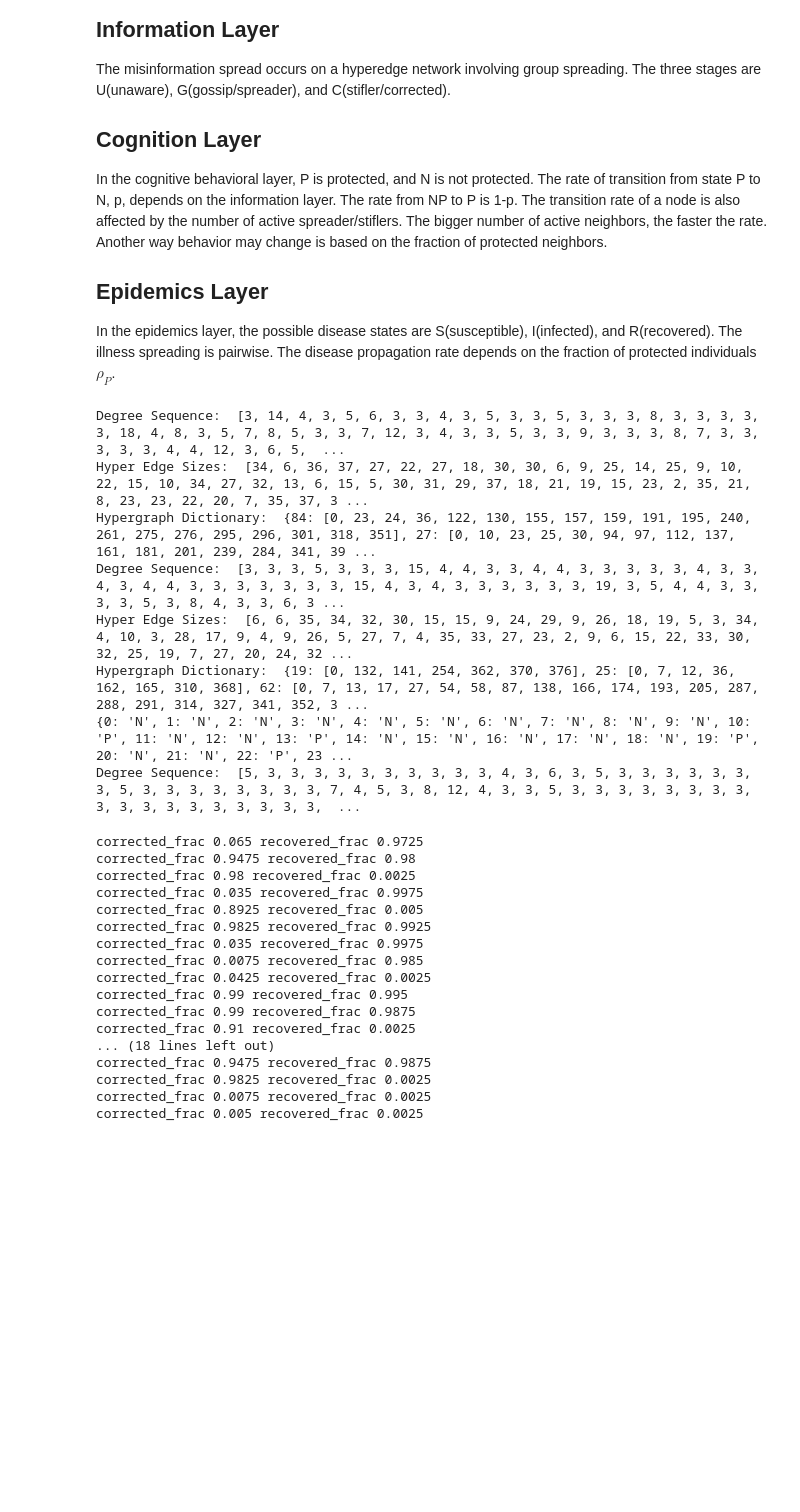
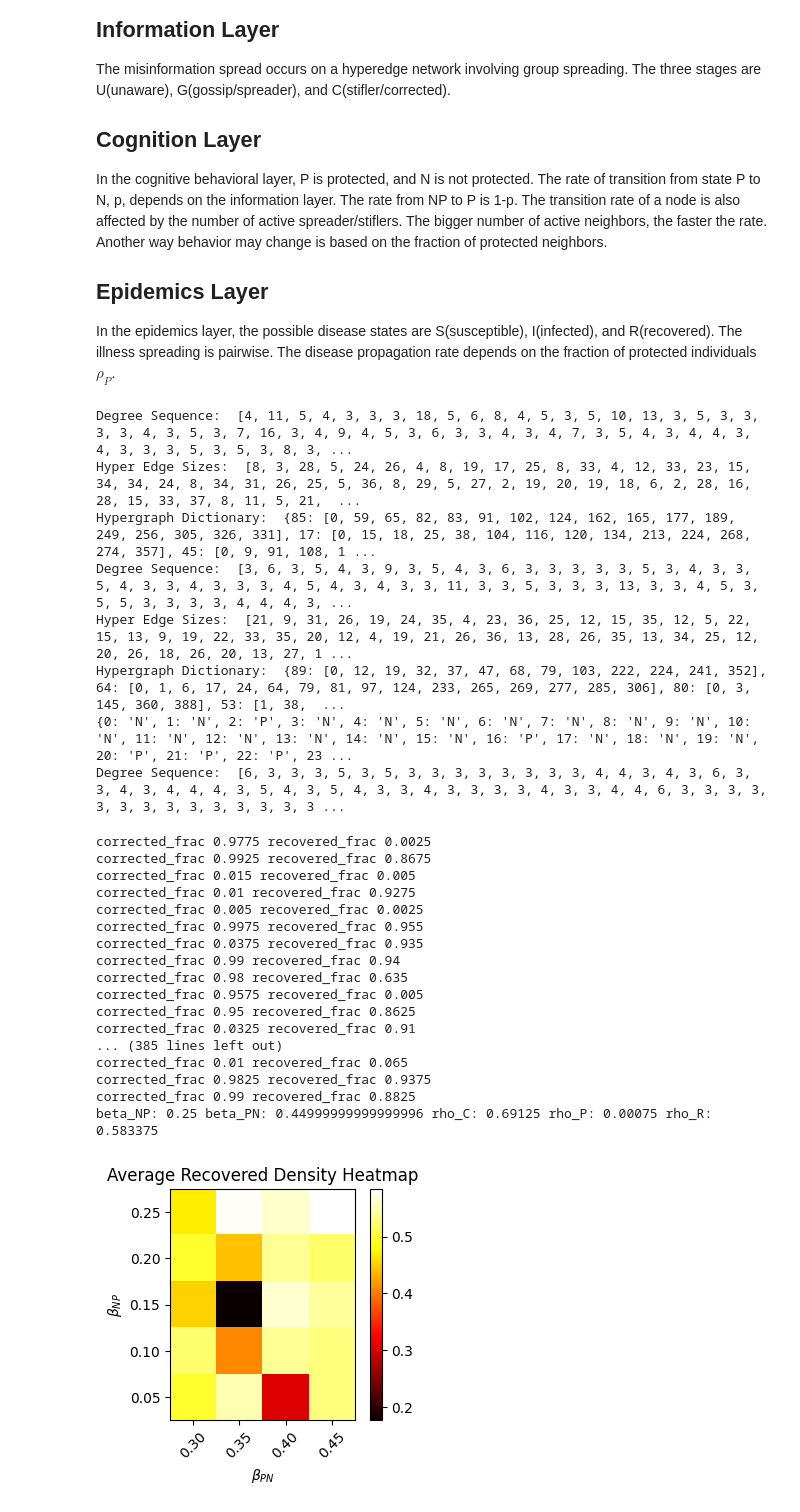
Before and after one commit to Nancy-Shi/Complex_Networks, a Jupyter notebook: 3_Layer_Coupling_080423.ipynb, the cells around one changed output. Drawn from its saved outputs; the diff is of its cells as text; code cells hidden in the pictures; blank space fills up the shorter version.

```diff
--- a/3_Layer_Coupling_080423.ipynb
+++ b/3_Layer_Coupling_080423.ipynb
@@ -340,7 +340,7 @@ def ICE_model(inw, ldeg_i, ltre, cnw, ldeg_c, lprot, enw, ldeg_e, lam, alp, zeta
                         rumor_hyper_edge = np.random.choice(list(inw.edges()))
                         neighbors = inw[rumor_hyper_edge]
                     """
-                    MAX_ITERATIONS = 5  # Set a reasonable limit based on your specific case
+                    MAX_ITERATIONS = 10 # Set a reasonable limit based on your specific case
                     iterations = 0
                     while gossip_node not in neighbors:
                         if iterations > MAX_ITERATIONS:
@@ -518,7 +518,7 @@ kmin_c = 3  # Minimum degree
 num_hyper_edges_c = 100  # Desired number of hyper edges
 ldeg_c, hyperedge_dict_c = build_hypergraph(n, gamma_c, kmin_c, num_hyper_edges_c)
 cnw = hnx.Hypergraph(hyperedge_dict_c)
-frac_prot = 0.2
+frac_prot = 0.1
 lprot = assign_protection(cnw, frac_prot)
 
 # Epidemic Layer
@@ -528,14 +528,14 @@ ldeg_e = generate_degree_sequence(n, gamma_e, kmin_e)
 print("Degree Sequence: ", ldeg_e)
 enw = nx.configuration_model(ldeg_e)
 # %% [output]
-Degree Sequence:  [3, 14, 4, 3, 5, 6, 3, 3, 4, 3, 5, 3, 3, 5, 3, 3, 3, 8, 3, 3, 3, 3, 3, 18, 4, 8, 3, 5, 7, 8, 5, 3, 3, 7, 12, 3, 4, 3, 3, 5, 3, 3, 9, 3, 3, 3, 8, 7, 3, 3, 3, 3, 3, 4, 4, 12, 3, 6, 5,  ...
-Hyper Edge Sizes:  [34, 6, 36, 37, 27, 22, 27, 18, 30, 30, 6, 9, 25, 14, 25, 9, 10, 22, 15, 10, 34, 27, 32, 13, 6, 15, 5, 30, 31, 29, 37, 18, 21, 19, 15, 23, 2, 35, 21, 8, 23, 23, 22, 20, 7, 35, 37, 3 ...
-Hypergraph Dictionary:  {84: [0, 23, 24, 36, 122, 130, 155, 157, 159, 191, 195, 240, 261, 275, 276, 295, 296, 301, 318, 351], 27: [0, 10, 23, 25, 30, 94, 97, 112, 137, 161, 181, 201, 239, 284, 341, 39 ...
-Degree Sequence:  [3, 3, 3, 5, 3, 3, 3, 15, 4, 4, 3, 3, 4, 4, 3, 3, 3, 3, 3, 4, 3, 3, 4, 3, 4, 4, 3, 3, 3, 3, 3, 3, 3, 15, 4, 3, 4, 3, 3, 3, 3, 3, 3, 19, 3, 5, 4, 4, 3, 3, 3, 3, 5, 3, 8, 4, 3, 3, 6, 3 ...
-Hyper Edge Sizes:  [6, 6, 35, 34, 32, 30, 15, 15, 9, 24, 29, 9, 26, 18, 19, 5, 3, 34, 4, 10, 3, 28, 17, 9, 4, 9, 26, 5, 27, 7, 4, 35, 33, 27, 23, 2, 9, 6, 15, 22, 33, 30, 32, 25, 19, 7, 27, 20, 24, 32 ...
-Hypergraph Dictionary:  {19: [0, 132, 141, 254, 362, 370, 376], 25: [0, 7, 12, 36, 162, 165, 310, 368], 62: [0, 7, 13, 17, 27, 54, 58, 87, 138, 166, 174, 193, 205, 287, 288, 291, 314, 327, 341, 352, 3 ...
-{0: 'N', 1: 'N', 2: 'N', 3: 'N', 4: 'N', 5: 'N', 6: 'N', 7: 'N', 8: 'N', 9: 'N', 10: 'P', 11: 'N', 12: 'N', 13: 'P', 14: 'N', 15: 'N', 16: 'N', 17: 'N', 18: 'N', 19: 'P', 20: 'N', 21: 'N', 22: 'P', 23 ...
-Degree Sequence:  [5, 3, 3, 3, 3, 3, 3, 3, 3, 3, 3, 4, 3, 6, 3, 5, 3, 3, 3, 3, 3, 3, 3, 5, 3, 3, 3, 3, 3, 3, 3, 3, 7, 4, 5, 3, 8, 12, 4, 3, 3, 5, 3, 3, 3, 3, 3, 3, 3, 3, 3, 3, 3, 3, 3, 3, 3, 3, 3, 3,  ...
+Degree Sequence:  [4, 11, 5, 4, 3, 3, 3, 18, 5, 6, 8, 4, 5, 3, 5, 10, 13, 3, 5, 3, 3, 3, 3, 4, 3, 5, 3, 7, 16, 3, 4, 9, 4, 5, 3, 6, 3, 3, 4, 3, 4, 7, 3, 5, 4, 3, 4, 4, 3, 4, 3, 3, 3, 5, 3, 5, 3, 8, 3, ...
+Hyper Edge Sizes:  [8, 3, 28, 5, 24, 26, 4, 8, 19, 17, 25, 8, 33, 4, 12, 33, 23, 15, 34, 34, 24, 8, 34, 31, 26, 25, 5, 36, 8, 29, 5, 27, 2, 19, 20, 19, 18, 6, 2, 28, 16, 28, 15, 33, 37, 8, 11, 5, 21,  ...
+Hypergraph Dictionary:  {85: [0, 59, 65, 82, 83, 91, 102, 124, 162, 165, 177, 189, 249, 256, 305, 326, 331], 17: [0, 15, 18, 25, 38, 104, 116, 120, 134, 213, 224, 268, 274, 357], 45: [0, 9, 91, 108, 1 ...
+Degree Sequence:  [3, 6, 3, 5, 4, 3, 9, 3, 5, 4, 3, 6, 3, 3, 3, 3, 3, 5, 3, 4, 3, 3, 5, 4, 3, 3, 4, 3, 3, 3, 4, 5, 4, 3, 4, 3, 3, 11, 3, 3, 5, 3, 3, 3, 13, 3, 3, 4, 5, 3, 5, 5, 3, 3, 3, 3, 4, 4, 4, 3, ...
+Hyper Edge Sizes:  [21, 9, 31, 26, 19, 24, 35, 4, 23, 36, 25, 12, 15, 35, 12, 5, 22, 15, 13, 9, 19, 22, 33, 35, 20, 12, 4, 19, 21, 26, 36, 13, 28, 26, 35, 13, 34, 25, 12, 20, 26, 18, 26, 20, 13, 27, 1 ...
+Hypergraph Dictionary:  {89: [0, 12, 19, 32, 37, 47, 68, 79, 103, 222, 224, 241, 352], 64: [0, 1, 6, 17, 24, 64, 79, 81, 97, 124, 233, 265, 269, 277, 285, 306], 80: [0, 3, 145, 360, 388], 53: [1, 38,  ...
+{0: 'N', 1: 'N', 2: 'P', 3: 'N', 4: 'N', 5: 'N', 6: 'N', 7: 'N', 8: 'N', 9: 'N', 10: 'N', 11: 'N', 12: 'N', 13: 'N', 14: 'N', 15: 'N', 16: 'P', 17: 'N', 18: 'N', 19: 'N', 20: 'P', 21: 'P', 22: 'P', 23 ...
+Degree Sequence:  [6, 3, 3, 3, 5, 3, 5, 3, 3, 3, 3, 3, 3, 3, 3, 4, 4, 3, 4, 3, 6, 3, 3, 4, 3, 4, 4, 4, 3, 5, 4, 3, 5, 4, 3, 3, 4, 3, 3, 3, 3, 4, 3, 3, 4, 4, 6, 3, 3, 3, 3, 3, 3, 3, 3, 3, 3, 3, 3, 3, 3 ...
 # %%
 lam = 0.1
 alp = 1
@@ -546,7 +546,7 @@ zeta_4 = 0.05
 beta_PP = 0.025
 beta_NN = 0.5
 mu = 1
-n_sample = 30
+n_sample = 20
 
 # Set the SN-IP and SP-IN disease spreading rates
 beta_NP_values = np.arange(0.05, 0.3, 0.05)
@@ -566,52 +566,54 @@ for i, beta_NP in enumerate(beta_NP_values):
         results_rho_R[i, j] = avg_rho_R
         print("beta_NP:", beta_NP,"beta_PN:", beta_PN, "rho_C:", avg_rho_C, "rho_P:", avg_rho_P, "rho_R:", avg_rho_R)
 # %% [output]
-corrected_frac 0.065 recovered_frac 0.9725
-corrected_frac 0.9475 recovered_frac 0.98
-corrected_frac 0.98 recovered_frac 0.0025
-corrected_frac 0.035 recovered_frac 0.9975
-corrected_frac 0.8925 recovered_frac 0.005
-corrected_frac 0.9825 recovered_frac 0.9925
-corrected_frac 0.035 recovered_frac 0.9975
-corrected_frac 0.0075 recovered_frac 0.985
-corrected_frac 0.0425 recovered_frac 0.0025
-corrected_frac 0.99 recovered_frac 0.995
-corrected_frac 0.99 recovered_frac 0.9875
-corrected_frac 0.91 recovered_frac 0.0025
-... (18 lines left out)
-corrected_frac 0.9475 recovered_frac 0.9875
-corrected_frac 0.9825 recovered_frac 0.0025
-corrected_frac 0.0075 recovered_frac 0.0025
+corrected_frac 0.9775 recovered_frac 0.0025
+corrected_frac 0.9925 recovered_frac 0.8675
+corrected_frac 0.015 recovered_frac 0.005
+corrected_frac 0.01 recovered_frac 0.9275
 corrected_frac 0.005 recovered_frac 0.0025
+corrected_frac 0.9975 recovered_frac 0.955
+corrected_frac 0.0375 recovered_frac 0.935
+corrected_frac 0.99 recovered_frac 0.94
+corrected_frac 0.98 recovered_frac 0.635
+corrected_frac 0.9575 recovered_frac 0.005
+corrected_frac 0.95 recovered_frac 0.8625
+corrected_frac 0.0325 recovered_frac 0.91
+... (385 lines left out)
+corrected_frac 0.01 recovered_frac 0.065
+corrected_frac 0.9825 recovered_frac 0.9375
+corrected_frac 0.99 recovered_frac 0.8825
+beta_NP: 0.25 beta_PN: 0.44999999999999996 rho_C: 0.69125 rho_P: 0.00075 rho_R: 0.583375
 # %%
 # Plot the heat map
-fig, ax = plt.subplots(figsize=(4, 2))
+fig, ax = plt.subplots(figsize=(4, 3))
 heatmap = ax.imshow(results_rho_R, cmap='hot', interpolation='nearest')
 
 # Set the tick labels and show colorbar
 ax.set_xticks(np.arange(len(beta_PN_values)))
 ax.set_yticks(np.arange(len(beta_NP_values)))
 
 # Format the tick labels with two decimal places using string formatting
 beta_NP_formatter = ticker.StrMethodFormatter('{:.2f}'.format)
 beta_PN_formatter = ticker.StrMethodFormatter('{:.2f}'.format)
 ax.xaxis.set_major_formatter(beta_PN_formatter)
 ax.yaxis.set_major_formatter(beta_NP_formatter)
 ax.invert_yaxis()
 
 ax.set_xticklabels(['{:.2f}'.format(val) for val in beta_PN_values])
 ax.set_yticklabels(['{:.2f}'.format(val) for val in beta_NP_values])
 
 plt.xticks(rotation=45)
 plt.colorbar(heatmap)
 
 # Set labels and title
 ax.set_xlabel(r'$\beta_{PN}$')
 ax.set_ylabel(r'$\beta_{NP}$')
 ax.set_title('Average Recovered Density Heatmap')
 
 # Display the heat map
 plt.show()
+# %% [output]
+[figure, added]
 # %%
 lam = 0.2
 alp = 1
```
Also changed, not shown: parts of 1 cell of this notebook.
